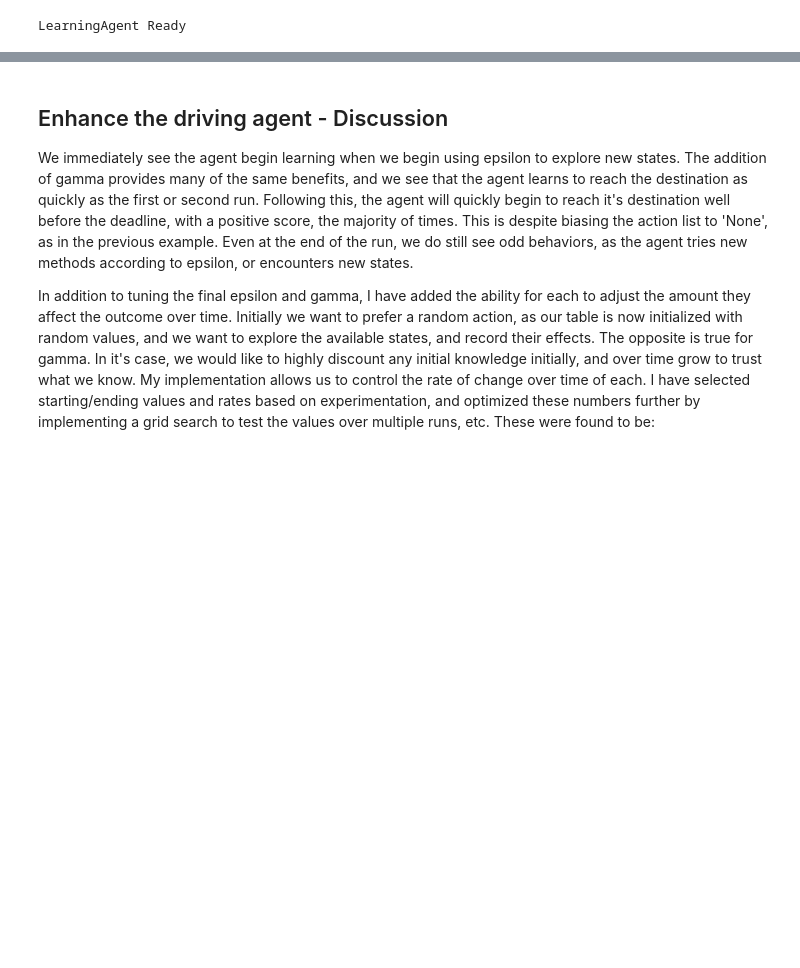
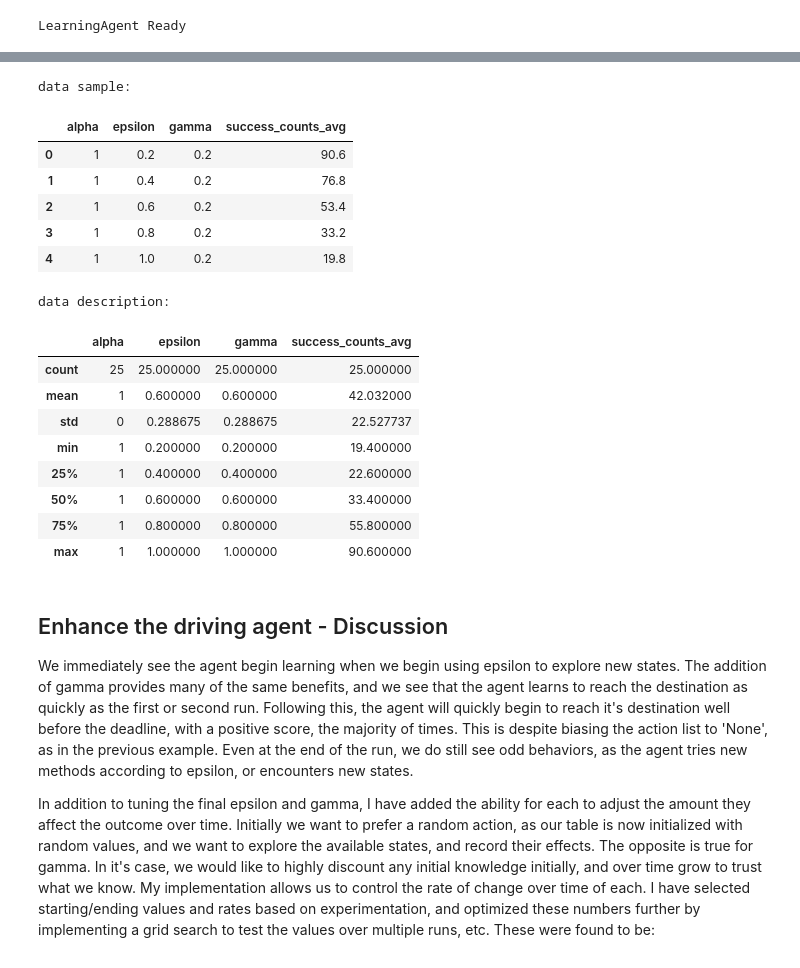
Before and after one commit to llathrop/smartcab, a Jupyter notebook: agent.ipynb, the cells around one changed output, grey strips where cells are left out. Saved outputs shown, nothing was run; the diff lists cells and outputs as text; code cells hidden in the pictures; blank space fills up the shorter version.

```diff
--- a/agent.ipynb
+++ b/agent.ipynb
@@ -703,3 +703,27 @@ best success:
+# %%
+    print "data sample:"
+    display(successCounts.head(5))
+    print "data description:"
+    display(successCounts.describe())
+    #display(successCounts[successCounts.success_counts_avg==max(successCounts.success_counts_avg)])
+# %% [output]
+data sample:
+|  | alpha | epsilon | gamma | success_counts_avg |
+| 0 | 1 | 0.2 | 0.2 | 90.6 |
+| 1 | 1 | 0.4 | 0.2 | 76.8 |
+| 2 | 1 | 0.6 | 0.2 | 53.4 |
+| 3 | 1 | 0.8 | 0.2 | 33.2 |
+| 4 | 1 | 1.0 | 0.2 | 19.8 |
+data description:
+|  | alpha | epsilon | gamma | success_counts_avg |
+| count | 25 | 25.000000 | 25.000000 | 25.000000 |
+| mean | 1 | 0.600000 | 0.600000 | 42.032000 |
+| std | 0 | 0.288675 | 0.288675 | 22.527737 |
+| min | 1 | 0.200000 | 0.200000 | 19.400000 |
+| 25% | 1 | 0.400000 | 0.400000 | 22.600000 |
+| 50% | 1 | 0.600000 | 0.600000 | 33.400000 |
+| 75% | 1 | 0.800000 | 0.800000 | 55.800000 |
+| max | 1 | 1.000000 | 1.000000 | 90.600000 |
 # %% [markdown]
 ## Enhance the driving agent - Discussion
 We immediately  see the agent begin learning when we begin using epsilon to explore new states. The addition of gamma provides many of the same benefits, and we see that the agent learns to reach the destination as quickly as the first or second run. Following this, the agent will quickly begin to reach it's destination well before the deadline, with a positive score, the majority of times. This is despite biasing the action list to 'None', as in the previous example. Even at the end of the run, we do still see odd behaviors, as the agent tries new methods according to epsilon, or encounters new states.
```
Also changed, not shown: parts of 8 cells of this notebook, 1 other file.
